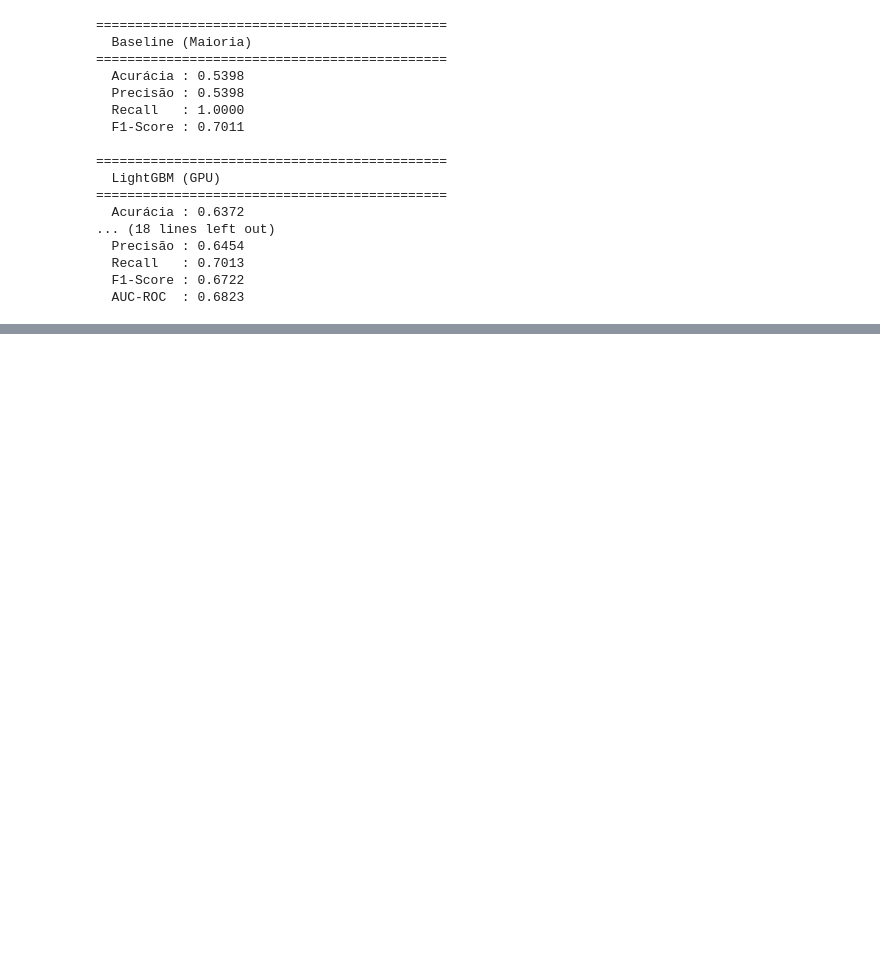
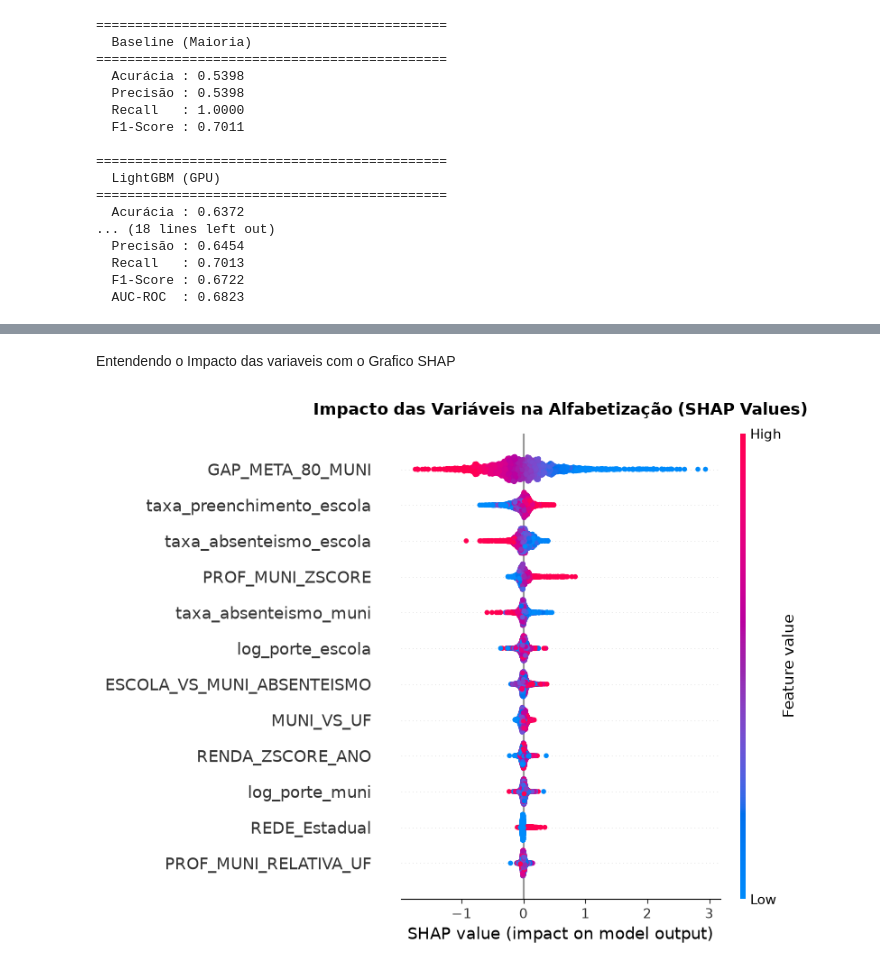
Before and after one commit to LucasRuizMartins/fiap_tech_challenge_03, a Jupyter notebook: notebooks/01 - pipeline.ipynb, the cells around one changed output, grey strips where cells are left out. Saved outputs shown, nothing was run; the diff lists cells and outputs as text; code cells hidden in the pictures; blank space fills up the shorter version.

```diff
--- a/notebooks/01 - pipeline.ipynb
+++ b/notebooks/01 - pipeline.ipynb
@@ -1405,0 +1706,25 @@ Training until validation scores don't improve for 40 rounds
+# %% [markdown]
+Entendendo o Impacto das variaveis com o Grafico SHAP
+# %%
+import shap
+
+# Usamos uma amostra de 2.000 alunos para o cálculo ser super rápido (menos de 5 segundos)
+amostra_shap = X_test.sample(2000, random_state=42)
+explainer = shap.TreeExplainer(modelo_lgbm_profundo)
+shap_values = explainer.shap_values(amostra_shap)
+
+# Se for binário, pega a classe 1 (Alfabetizado)
+if isinstance(shap_values, list):
+    valores = shap_values[1]
+else:
+    valores = shap_values
+
+# Gráfico Beeswarm (O gráfico mais nobre de Machine Learning)
+plt.figure(figsize=(10, 6))
+shap.summary_plot(valores, amostra_shap, max_display=12, show=False)
+plt.title("Impacto das Variáveis na Alfabetização (SHAP Values)", fontsize=13, fontweight='bold', pad=15)
+plt.tight_layout()
+plt.savefig("shap_summary_powerpoint.png", dpi=300, bbox_inches="tight")
+plt.show()
+# %% [output]
+[figure, added]
```
Also changed, not shown: parts of 57 cells of this notebook, 4 other files.
